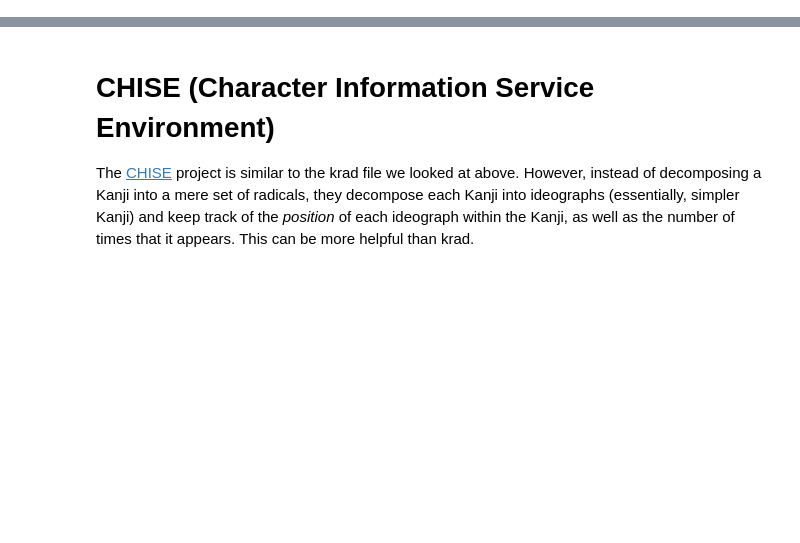
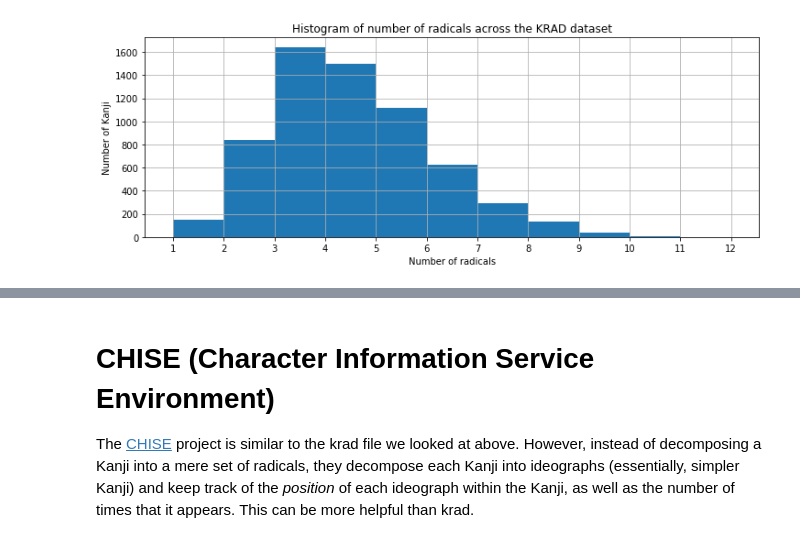
Before and after one commit to mpenkov/nihongo, a Jupyter notebook: resources.ipynb, the cells around one changed output, grey strips where cells are left out. Saved outputs shown, nothing was run; the diff lists cells and outputs as text; code cells hidden in the pictures; blank space fills up the shorter version.

```diff
--- a/resources.ipynb
+++ b/resources.ipynb
@@ -66,0 +217,8 @@ krad_dict['鉄']
+# %%
+# What are the most common radicals?
+import collections
+radicals = collections.Counter()
+for val in krad_dict.values():
+    radicals.update(val)
+
+radicals.most_common(10)
@@ -66,0 +306,7 @@ krad_dict['鉄']
+# %%
+plot_hist([len(radicals) for (kanji, radicals) in krad_dict.items()])
+plt.title('Histogram of number of radicals across the KRAD dataset')
+plt.ylabel('Number of Kanji')
+plt.xlabel('Number of radicals');
+# %% [output]
+[figure, added]
```
Also changed, not shown: parts of 91 cells of this notebook.
